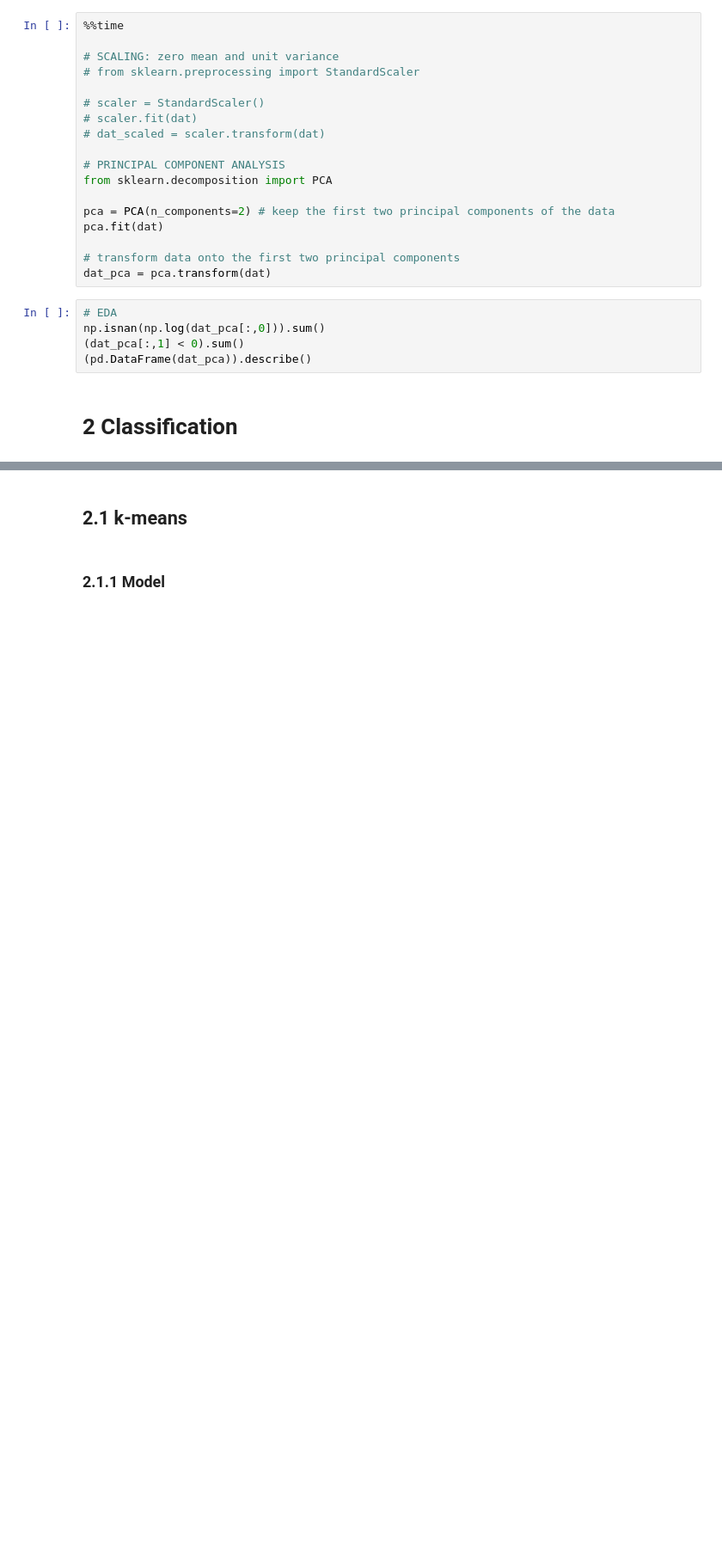
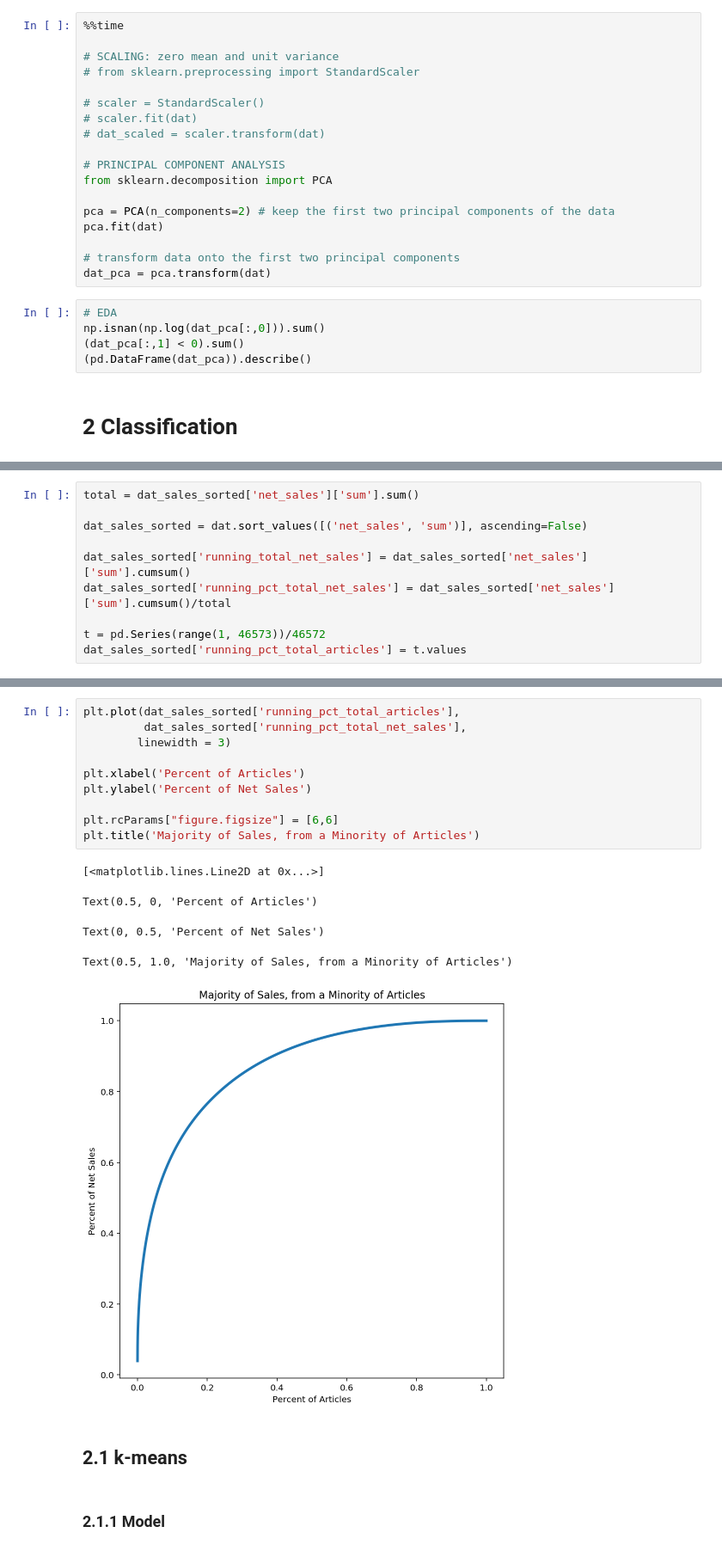
Before and after one commit to cwcomiskey/Misc, a Jupyter notebook: Bread_and_Butter.ipynb, the cells around one changed output, grey strips where cells are left out. Shown at 86% size. Drawn from its saved outputs; the diff is of its cells as text; blank space fills up the shorter version.

```diff
--- a/Bread_and_Butter.ipynb
+++ b/Bread_and_Butter.ipynb
@@ -151,0 +166,10 @@ np.isnan(np.log(dat_pca[:,0])).sum()
+# %%
+total = dat_sales_sorted['net_sales']['sum'].sum()
+
+dat_sales_sorted = dat.sort_values([('net_sales', 'sum')], ascending=False)
+
+dat_sales_sorted['running_total_net_sales'] = dat_sales_sorted['net_sales']['sum'].cumsum()
+dat_sales_sorted['running_pct_total_net_sales'] = dat_sales_sorted['net_sales']['sum'].cumsum()/total
+
+t = pd.Series(range(1, 46573))/46572
+dat_sales_sorted['running_pct_total_articles'] = t.values
@@ -152,3 +190,19 @@ np.isnan(np.log(dat_pca[:,0])).sum()
+# %%
+plt.plot(dat_sales_sorted['running_pct_total_articles'],
+         dat_sales_sorted['running_pct_total_net_sales'],
+        linewidth = 3)
+
+plt.xlabel('Percent of Articles')
+plt.ylabel('Percent of Net Sales')
+
+plt.rcParams["figure.figsize"] = [6,6]
+plt.title('Majority of Sales, from a Minority of Articles')
+# %% [output]
+[<matplotlib.lines.Line2D at 0x...>]
+Text(0.5, 0, 'Percent of Articles')
+Text(0, 0.5, 'Percent of Net Sales')
+Text(0.5, 1.0, 'Majority of Sales, from a Minority of Articles')
+[figure, added]
 # %% [markdown]
 ## 2.1 k-means
 # %% [markdown]
```
Also changed, not shown: parts of 22 cells of this notebook, 1 other file.
